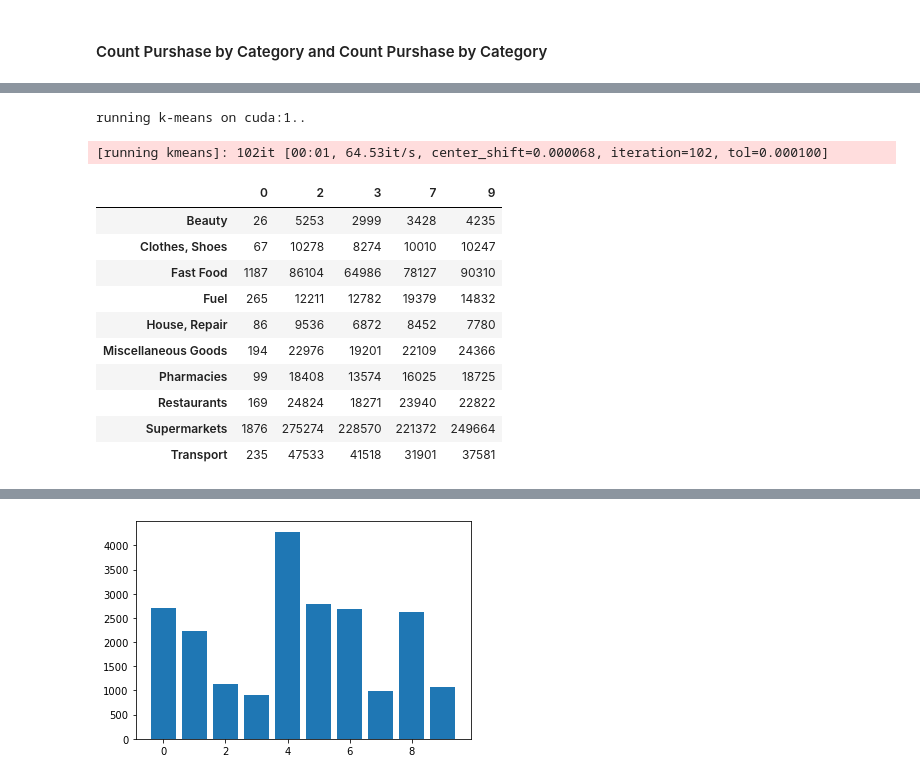
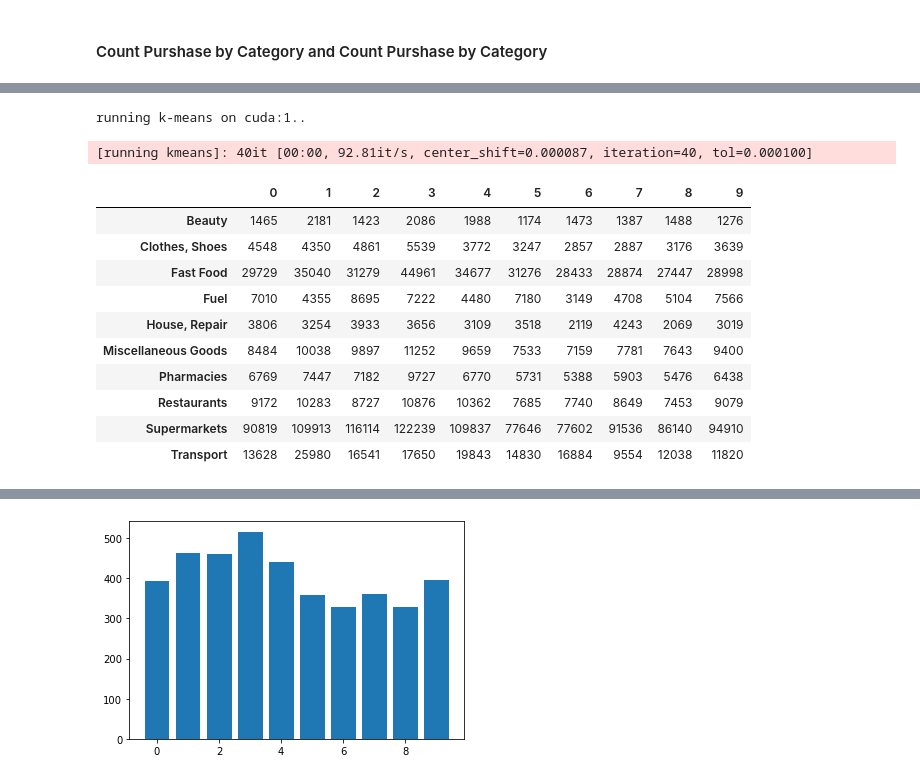
Before and after one commit to eegoro/KGE_link_prediction, a Jupyter notebook: clustering.ipynb, the cells around one changed output, grey strips where cells are left out. Cells and saved outputs as stored; diff of their text form; code cells hidden in the pictures.

```diff
--- a/clustering.ipynb
+++ b/clustering.ipynb
@@ -90,22 +91,22 @@ running k-means on cuda:1..
 NAME_PATH = 'log//RES_100_1//DistMult//'
 
 model_complex = torch.load(NAME_PATH+'model.pt', map_location="cuda:1")
-cust_embed = model_complex['entity_embedding']
 data = pd.read_csv ('data//df_100_1.csv')
+cust_embed = model_complex['entity_embedding'][:max(data['head'])+1]
 
 cluster_ids_x, cluster_centers = customer_clustering(cust_embed, NUM_CLUSTERS, NAME_PATH)
 count_df, amount_df = distr_category(cluster_ids_x, data, NAME_PATH)
 # %% [output]
 running k-means on cuda:1..
-[running kmeans]: 102it [00:01, 64.53it/s, center_shift=0.000068, iteration=102, tol=0.000100]
+[running kmeans]: 40it [00:00, 92.81it/s, center_shift=0.000087, iteration=40, tol=0.000100]
-|  | 0 | 2 | 3 | 7 | 9 |
-| Beauty | 26 | 5253 | 2999 | 3428 | 4235 |
-| Clothes, Shoes | 67 | 10278 | 8274 | 10010 | 10247 |
-| Fast Food | 1187 | 86104 | 64986 | 78127 | 90310 |
-| Fuel | 265 | 12211 | 12782 | 19379 | 14832 |
-| House, Repair | 86 | 9536 | 6872 | 8452 | 7780 |
-| Miscellaneous Goods | 194 | 22976 | 19201 | 22109 | 24366 |
-| Pharmacies | 99 | 18408 | 13574 | 16025 | 18725 |
-| Restaurants | 169 | 24824 | 18271 | 23940 | 22822 |
-| Supermarkets | 1876 | 275274 | 228570 | 221372 | 249664 |
-| Transport | 235 | 47533 | 41518 | 31901 | 37581 |
+|  | 0 | 1 | 2 | 3 | 4 | 5 | 6 | 7 | 8 | 9 |
+| Beauty | 1465 | 2181 | 1423 | 2086 | 1988 | 1174 | 1473 | 1387 | 1488 | 1276 |
+| Clothes, Shoes | 4548 | 4350 | 4861 | 5539 | 3772 | 3247 | 2857 | 2887 | 3176 | 3639 |
+| Fast Food | 29729 | 35040 | 31279 | 44961 | 34677 | 31276 | 28433 | 28874 | 27447 | 28998 |
+| Fuel | 7010 | 4355 | 8695 | 7222 | 4480 | 7180 | 3149 | 4708 | 5104 | 7566 |
+| House, Repair | 3806 | 3254 | 3933 | 3656 | 3109 | 3518 | 2119 | 4243 | 2069 | 3019 |
+| Miscellaneous Goods | 8484 | 10038 | 9897 | 11252 | 9659 | 7533 | 7159 | 7781 | 7643 | 9400 |
+| Pharmacies | 6769 | 7447 | 7182 | 9727 | 6770 | 5731 | 5388 | 5903 | 5476 | 6438 |
+| Restaurants | 9172 | 10283 | 8727 | 10876 | 10362 | 7685 | 7740 | 8649 | 7453 | 9079 |
+| Supermarkets | 90819 | 109913 | 116114 | 122239 | 109837 | 77646 | 77602 | 91536 | 86140 | 94910 |
+| Transport | 13628 | 25980 | 16541 | 17650 | 19843 | 14830 | 16884 | 9554 | 12038 | 11820 |
@@ -124,4 +125,4 @@ running k-means on cuda:1..
-[figure, old version]
+[figure, new version]
 # %%
 NAME_PATH = 'log//RES_100_1//RotatE//'
 
```
Also changed, not shown: parts of 4 cells of this notebook.
